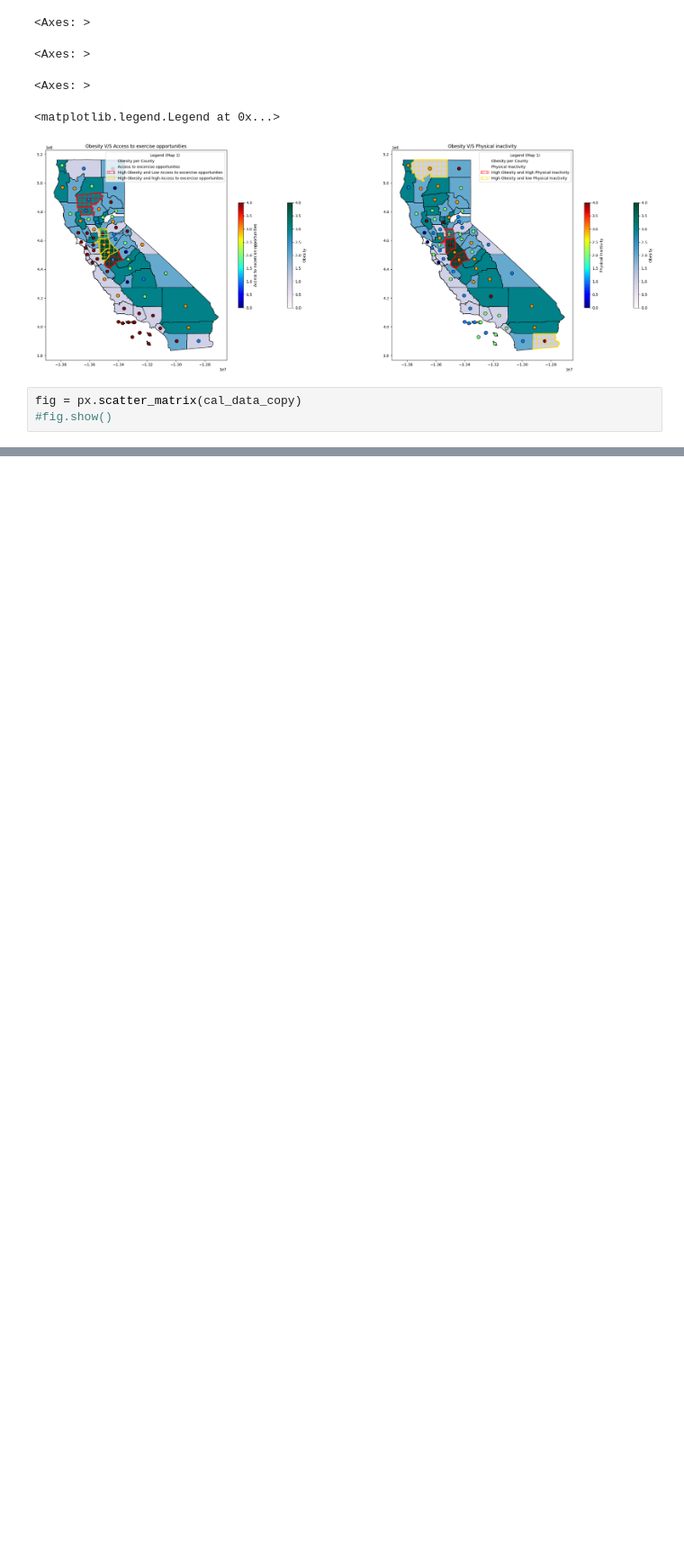
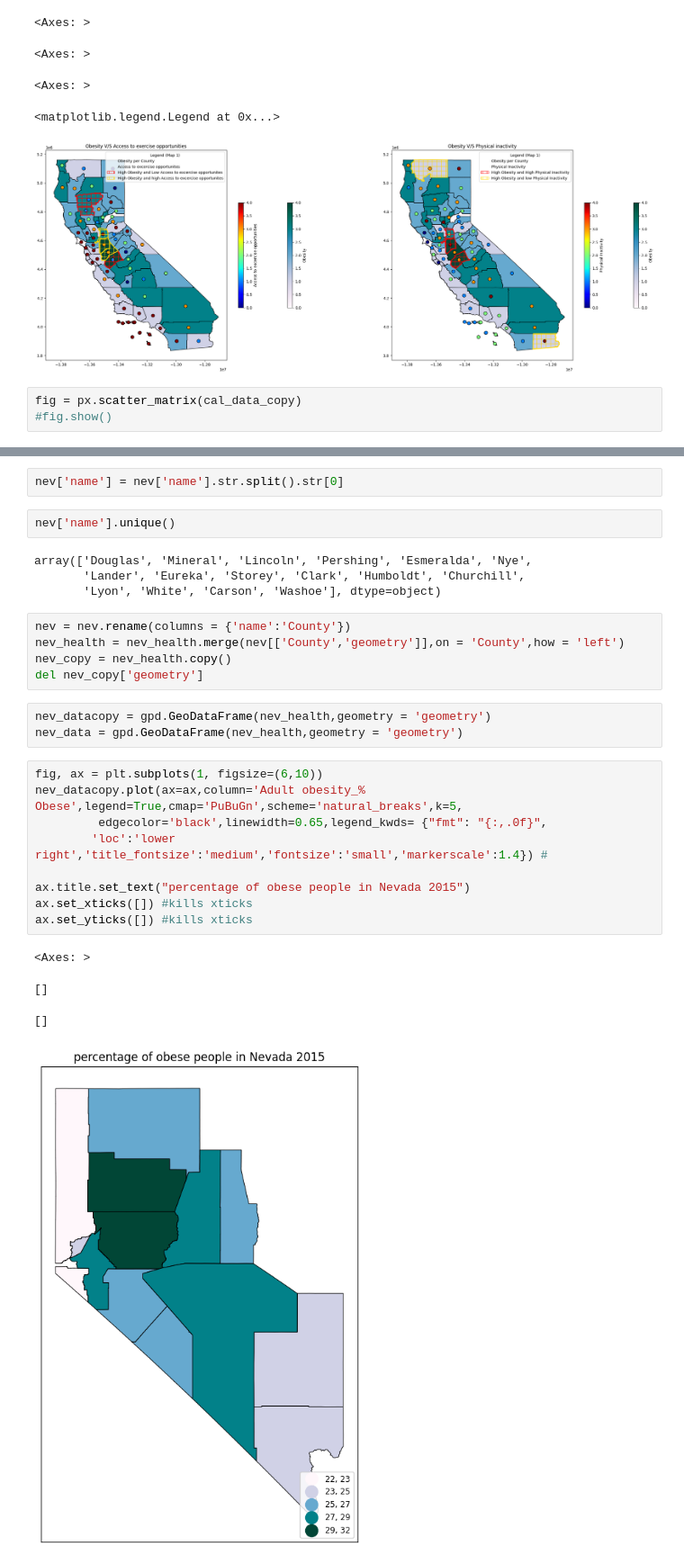
Before and after one commit to kpatwa153/gis, a Jupyter notebook: map.ipynb, the cells around one changed output, grey strips where cells are left out. Shown at 90% size. Cells and saved outputs as stored; diff of their text form; blank space fills up the shorter version.

```diff
--- a/map.ipynb
+++ b/map.ipynb
@@ -791,0 +902,30 @@ fig.show()
+# %%
+nev['name'] = nev['name'].str.split().str[0]
+# %%
+nev['name'].unique()
+# %% [output]
+array(['Douglas', 'Mineral', 'Lincoln', 'Pershing', 'Esmeralda', 'Nye',
+       'Lander', 'Eureka', 'Storey', 'Clark', 'Humboldt', 'Churchill',
+       'Lyon', 'White', 'Carson', 'Washoe'], dtype=object)
+# %%
+nev = nev.rename(columns = {'name':'County'})
+nev_health = nev_health.merge(nev[['County','geometry']],on = 'County',how = 'left')
+nev_copy = nev_health.copy()
+del nev_copy['geometry']
+# %%
+nev_datacopy = gpd.GeoDataFrame(nev_health,geometry = 'geometry')
+nev_data = gpd.GeoDataFrame(nev_health,geometry = 'geometry')
+# %%
+fig, ax = plt.subplots(1, figsize=(6,10))
+nev_datacopy.plot(ax=ax,column='Adult obesity_% Obese',legend=True,cmap='PuBuGn',scheme='natural_breaks',k=5,
+         edgecolor='black',linewidth=0.65,legend_kwds= {"fmt": "{:,.0f}",
+        'loc':'lower right','title_fontsize':'medium','fontsize':'small','markerscale':1.4}) #
+
+ax.title.set_text("percentage of obese people in Nevada 2015")
+ax.set_xticks([]) #kills xticks
+ax.set_yticks([]) #kills xticks
+# %% [output]
+<Axes: >
+[]
+[]
+[figure, added]
```
Also changed, not shown: parts of 15 cells of this notebook.
